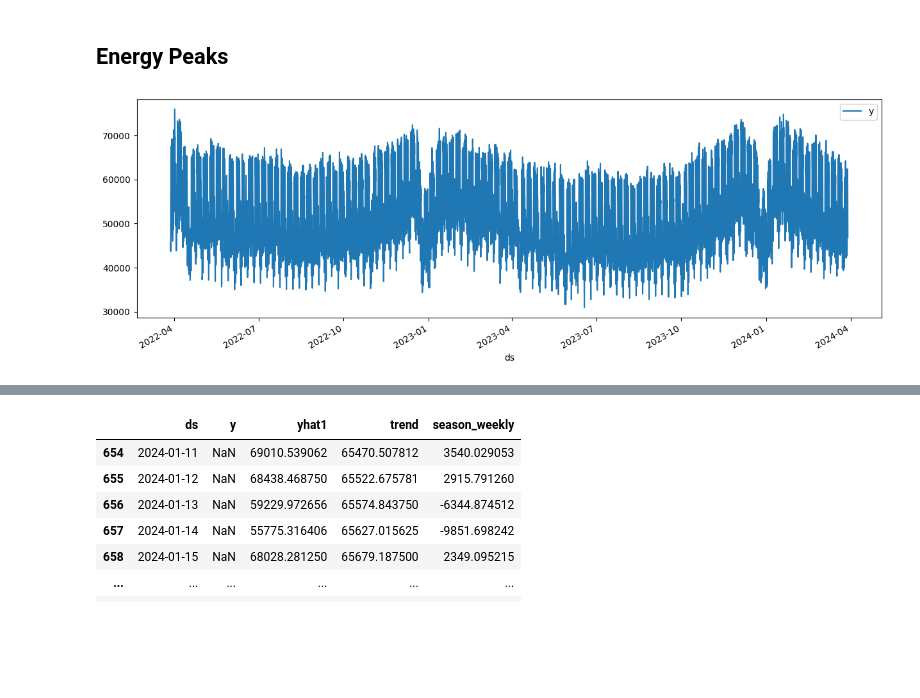
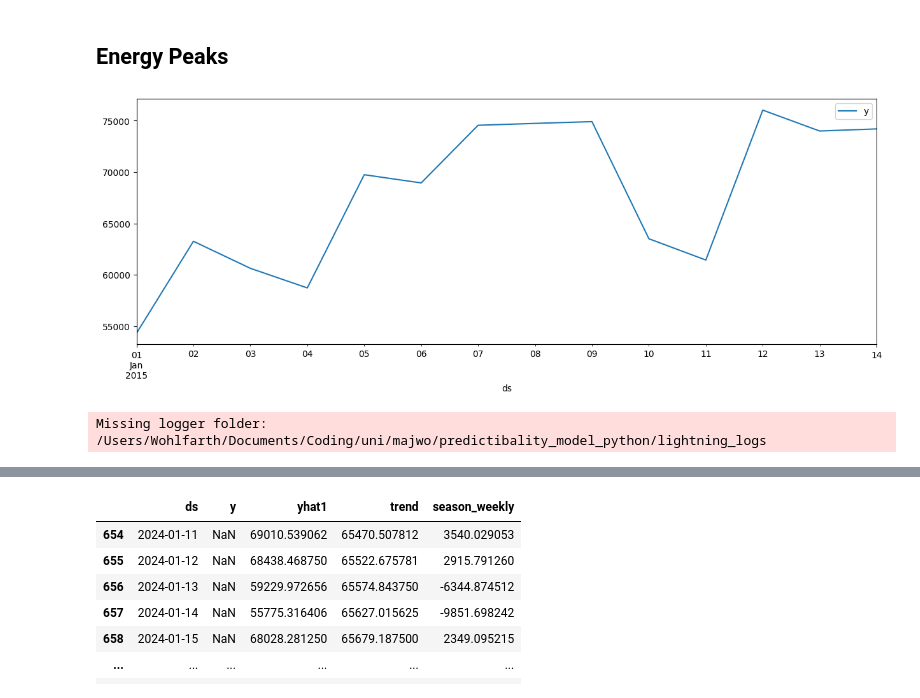
Before and after one commit to mepfel/majwo, a Jupyter notebook: predictibality_model_python/analysis.ipynb, the cells around one changed output, grey strips where cells are left out. Drawn from its saved outputs; the diff is of its cells as text; code cells hidden in the pictures; blank space fills up the shorter version.

Commit message:
updated NN for peak prediction

```diff
--- a/predictibality_model_python/analysis.ipynb
+++ b/predictibality_model_python/analysis.ipynb
@@ -190,6 +153,12 @@ predictions.to_csv('load_16_model-neuralprophet.csv', index=False)
 # Get the peaks
 peaks_df = df.groupby(df['ds'].dt.date)['y'].max().reset_index()
 peaks_df['ds'] = pd.to_datetime(peaks_df['ds'])
+# %%
+d = 1
+length = 13
+# %%
+df_train = peaks_df.iloc[(d - 1):(length + d)]
+df_test = peaks_df.iloc[(d + length - 1):(d + length + 7)]
 # %%
 # Split the dataframe in a train and test set
 
@@ -197,8 +166,8 @@ peaks_df['ds'] = pd.to_datetime(peaks_df['ds'])
 peaks_df_train = peaks_df[(peaks_df['ds'].dt.year == 2022) | (peaks_df['ds'].dt.year == 2023)]
 peaks_df_test = peaks_df[(peaks_df['ds'].dt.year == 2024)]
 # %%
-plt = df.plot(x="ds", y="y", figsize=(15, 5))
+plt = df_train.plot(x="ds", y="y", figsize=(15, 5))
 # %% [output]
-[figure, old version]
+[figure, new version]
 # %%
 # Create a NeuralProphet model with default parameters
@@ -207,4 +179,6 @@ m = NeuralProphet()
 m.set_plotting_backend("plotly-resampler")
 # %%
 # Fit the model on the dataset (this might take a bit)
-metrics = m.fit(peaks_df_train)
+metrics = m.fit(df_train)
+# %% [output]
+Missing logger folder: /Users/Wohlfarth/Documents/Coding/uni/majwo/predictibality_model_python/lightning_logs
```
Also changed, not shown: parts of 10 cells of this notebook.
